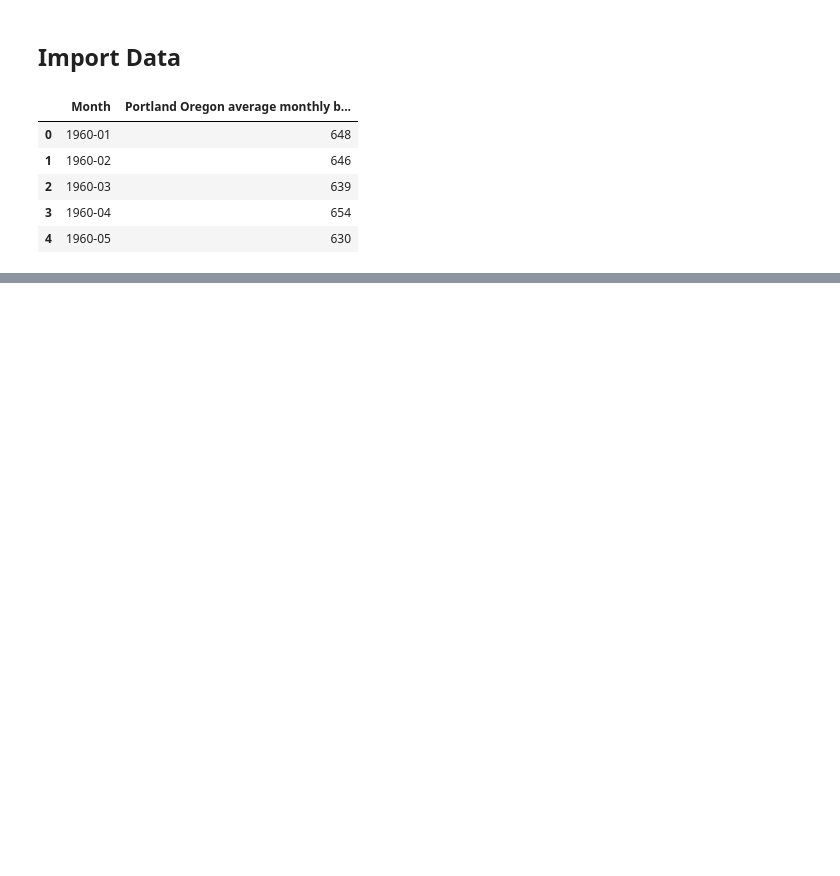
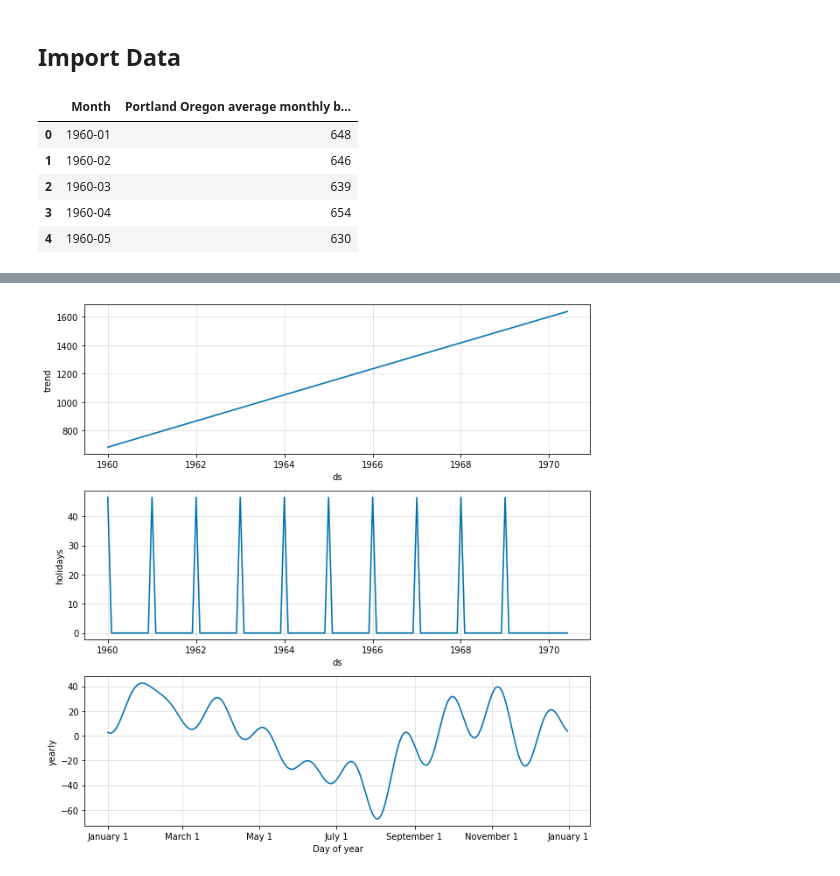
Before and after one commit to thiago2608santana/Analise_Series_Temporais, a Jupyter notebook: Prophet_Project.ipynb, the cells around one changed output, grey strips where cells are left out. Drawn from its saved outputs; the diff is of its cells as text; code cells hidden in the pictures; blank space fills up the shorter version.

```diff
--- a/Prophet_Project.ipynb
+++ b/Prophet_Project.ipynb
@@ -26,0 +358,4 @@ df.head()
+# %%
+components_fig = m.plot_components(forecast)
+# %% [output]
+[figure, added]
```
Also changed, not shown: parts of 18 cells of this notebook.
